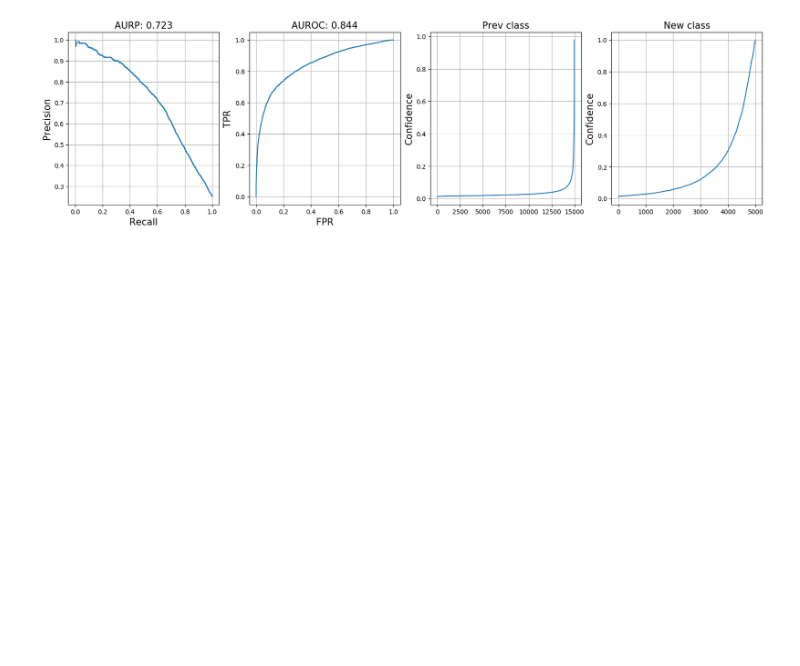
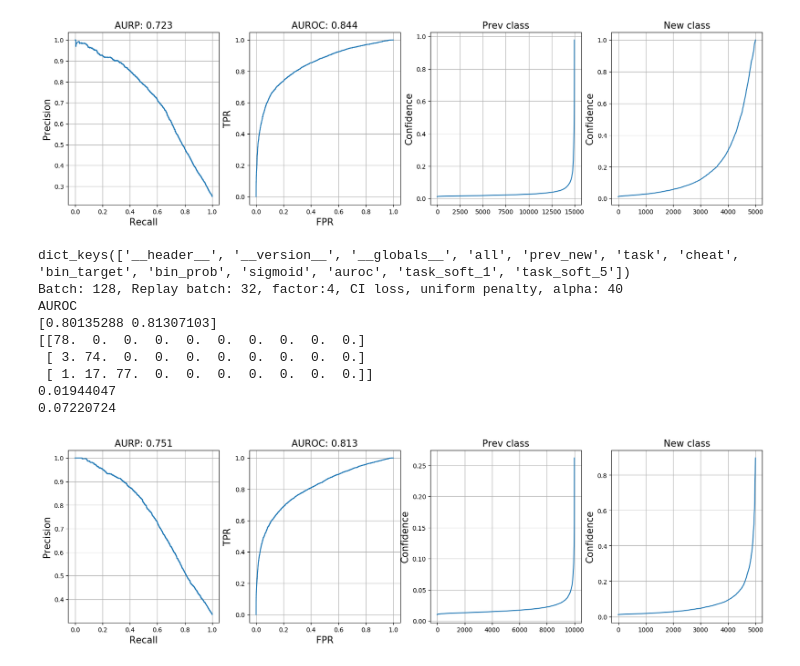
Before and after one commit to hongjoon0805/Incremental, a Jupyter notebook: result_data/2019_Imagenet_result_plot.ipynb, the cells around one changed output. Cells and saved outputs as stored; diff of their text form; code cells hidden in the pictures; blank space fills up the shorter version.

```diff
--- a/result_data/2019_Imagenet_result_plot.ipynb
+++ b/result_data/2019_Imagenet_result_plot.ipynb
@@ -105,0 +108,12 @@ plt.savefig('./figures/FT_OOD.pdf')
+# %%
+result = sio.loadmat(root + 'FT_Imagenet_er_0_memsz_20000_alpha_10_base_100_replay_32_batch_128_epoch_100_factor_4_RingBuffer_prev_new.mat')
+print(result.keys())
+
+print('c(p)     e(p,p)  e(p,n)  c(n)    e(n,n)  e(n,p)  total')
+for i in range(9):
+    print('%d \t %d \t %d \t %d \t %d \t %d \t %d \t'%(result['stat'][i][0], result['stat'][i][1] ,result['stat'][i][2], result['stat'][i][3], result['stat'][i][4] ,result['stat'][i][5], result['stat'][i][6]))
+
+for i in range(9):
+    print((result['stat'][i][0] + result['stat'][i][3])/result['stat'][i][6] * 100)
+
+print(result['task_soft'])
@@ -105,0 +138,12 @@ plt.savefig('./figures/FT_OOD.pdf')
+# %%
+result = sio.loadmat(root + 'FT_Imagenet_coreset_0_memsz_20000_alpha_1_base_100_replay_128_batch_128_epoch_100_factor_4_RingBuffer.mat')
+print(result.keys())
+
+print('c(p)     e(p,p)  e(p,n)  c(n)    e(n,n)  e(n,p)  total')
+for i in range(9):
+    print('%d \t %d \t %d \t %d \t %d \t %d \t %d \t'%(result['stat'][i][0], result['stat'][i][1] ,result['stat'][i][2], result['stat'][i][3], result['stat'][i][4] ,result['stat'][i][5], result['stat'][i][6]))
+
+for i in range(9):
+    print((result['stat'][i][0] + result['stat'][i][3])/result['stat'][i][6] * 100)
+
+print(result['task_soft'])
@@ -677,3 +739,26 @@ AUROC
 0.031226091
 0.18508945
 [figure]
+# %%
+result = sio.loadmat('191231_Imagenet_ood_0_memsz_20000_alpha_1_beta_40.0_base_100_replay_32_batch_128_epoch_100_factor_4_RingBuffer_CE_uniform_penalty_CI.mat')
+print(result.keys())
+print('Batch: 128, Replay batch: 32, factor:4, CI loss, uniform penalty, alpha: 40')
+
+idx=1
+
+print('AUROC')
+print(result['auroc'][0])
+print(result['task_soft_1'][:idx+2])
+
+aupr_auroc_prev_new(result, idx)
+# %% [output]
+dict_keys(['__header__', '__version__', '__globals__', 'all', 'prev_new', 'task', 'cheat', 'bin_target', 'bin_prob', 'sigmoid', 'auroc', 'task_soft_1', 'task_soft_5'])
+Batch: 128, Replay batch: 32, factor:4, CI loss, uniform penalty, alpha: 40
+AUROC
+[0.80135288 0.81307103]
+[[78.  0.  0.  0.  0.  0.  0.  0.  0.  0.]
+ [ 3. 74.  0.  0.  0.  0.  0.  0.  0.  0.]
+ [ 1. 17. 77.  0.  0.  0.  0.  0.  0.  0.]]
+0.01944047
+0.07220724
+[figure, added]
```
Also changed, not shown: parts of 3 cells of this notebook, 11 other files.
